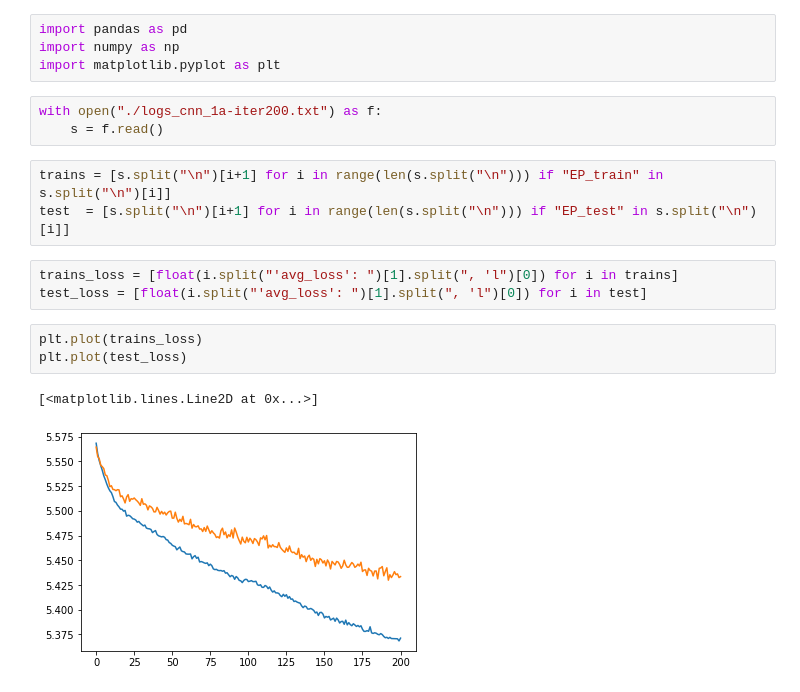
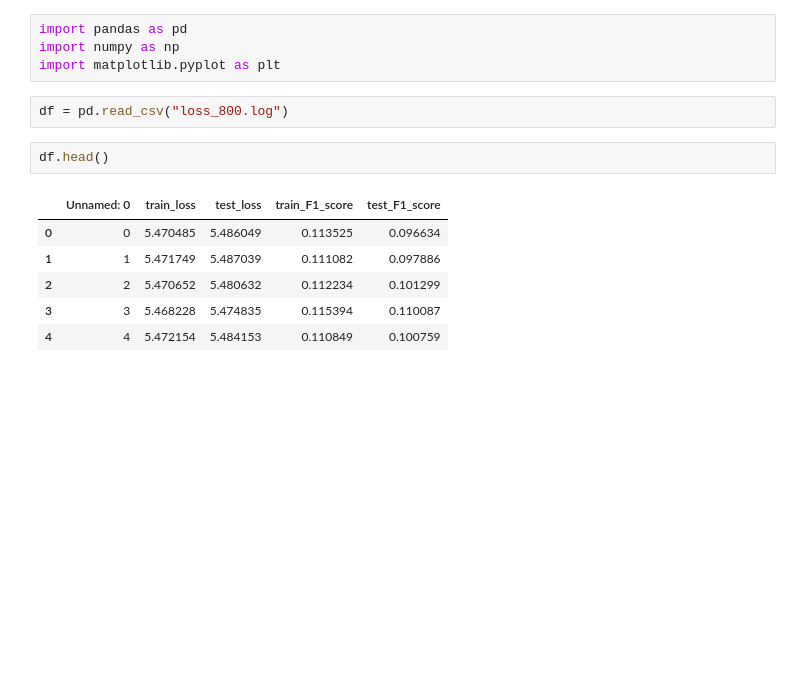
Before and after one commit to keita-f-sato/Kaggle-BirdCall-Project, a Jupyter notebook: logs/Analysis_logs.ipynb, the cells around one changed output. Drawn from its saved outputs; the diff is of its cells as text; blank space fills up the shorter version.

```diff
--- a/logs/Analysis_logs.ipynb
+++ b/logs/Analysis_logs.ipynb
@@ -2,18 +2,14 @@
 import pandas as pd
 import numpy as np
 import matplotlib.pyplot as plt
-# %%
-with open("./logs_cnn_1a-iter200.txt") as f:
-    s = f.read()
-# %%
-trains = [s.split("\n")[i+1] for i in range(len(s.split("\n"))) if "EP_train" in s.split("\n")[i]]
-test  = [s.split("\n")[i+1] for i in range(len(s.split("\n"))) if "EP_test" in s.split("\n")[i]]
-# %%
-trains_loss = [float(i.split("'avg_loss': ")[1].split(", 'l")[0]) for i in trains]
-test_loss = [float(i.split("'avg_loss': ")[1].split(", 'l")[0]) for i in test]
-# %%
-plt.plot(trains_loss)
-plt.plot(test_loss)
-# %% [output]
-[<matplotlib.lines.Line2D at 0x...>]
-[figure, removed]
+# %%
+df = pd.read_csv("loss_800.log")
+# %%
+df.head()
+# %% [output]
+|  | Unnamed: 0 | train_loss | test_loss | train_F1_score | test_F1_score |
+| 0 | 0 | 5.470485 | 5.486049 | 0.113525 | 0.096634 |
+| 1 | 1 | 5.471749 | 5.487039 | 0.111082 | 0.097886 |
+| 2 | 2 | 5.470652 | 5.480632 | 0.112234 | 0.101299 |
+| 3 | 3 | 5.468228 | 5.474835 | 0.115394 | 0.110087 |
+| 4 | 4 | 5.472154 | 5.484153 | 0.110849 | 0.100759 |
```
Also changed, not shown: parts of 2 cells of this notebook, 11 other files.
